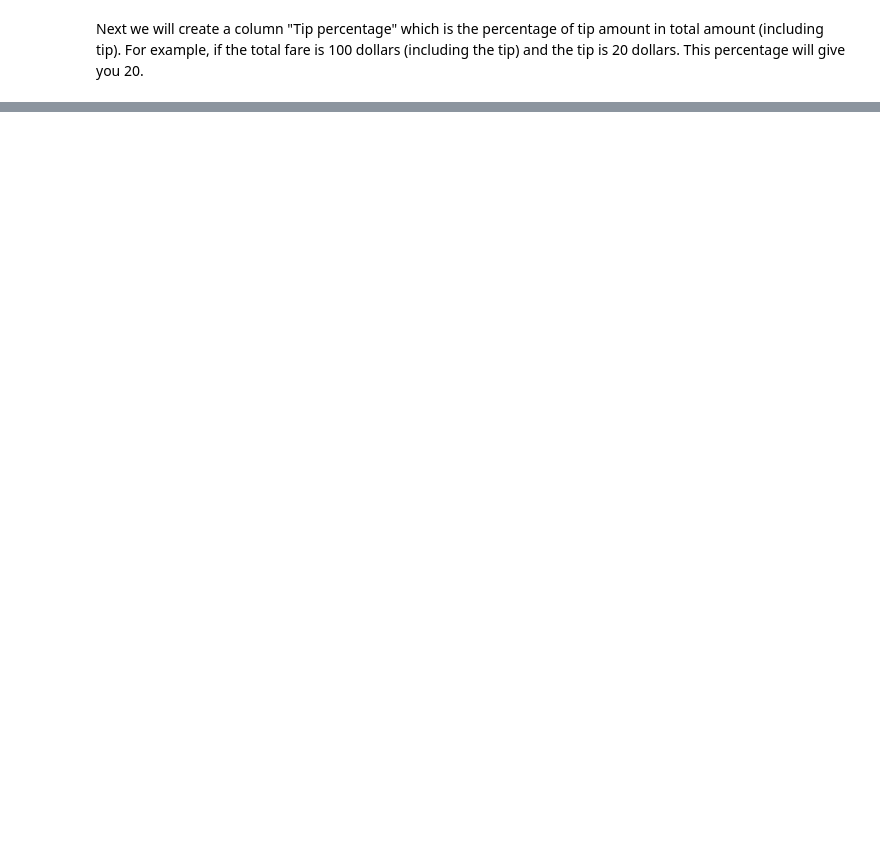
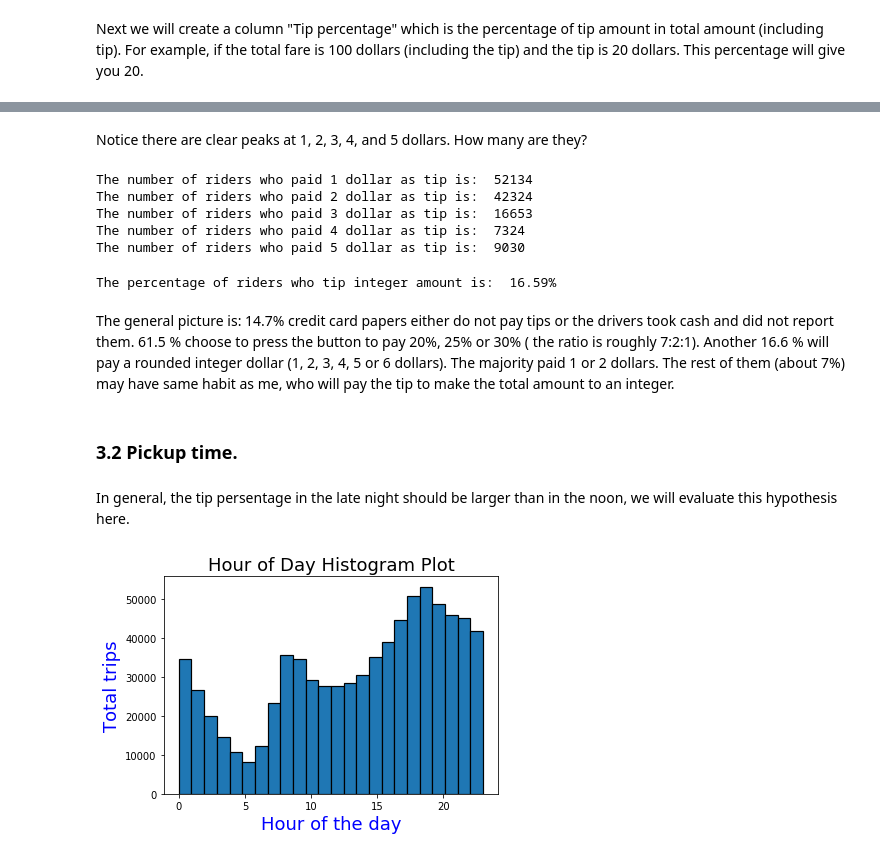
Before and after one commit to amartya21/codingrex.github.io, a Jupyter notebook: Final_Project.ipynb, the cells around one changed output, grey strips where cells are left out. Cells and saved outputs as stored; diff of their text form; code cells hidden in the pictures; blank space fills up the shorter version.

```diff
--- a/Final_Project.ipynb
+++ b/Final_Project.ipynb
@@ -616,0 +300,29 @@ Our hyphothesis on speed is based on the total traffic as each hour. We can plot
+# %% [markdown]
+Notice there are clear peaks at 1, 2, 3, 4, and 5 dollars. How many are they?
+# %%
+tip1 = df[df['Tip_amount'] == 1.0].shape[0]   # 1 dollar tip
+print ("The number of riders who paid 1 dollar as tip is: ", tip1)
+tip2 = df[df['Tip_amount'] == 2.0].shape[0]   # 2 dollar tip
+print ("The number of riders who paid 2 dollar as tip is: ", tip2)
+tip3 = df[df['Tip_amount'] == 3.0].shape[0]   # 3 dollar tip
+print ("The number of riders who paid 3 dollar as tip is: ", tip3)
+tip4 = df[df['Tip_amount'] == 4.0].shape[0]   # 4 dollar tip
+print ("The number of riders who paid 4 dollar as tip is: ", tip4)
+tip5 = df[df['Tip_amount'] == 5.0].shape[0]   # 5 dollar tip
+print ("The number of riders who paid 5 dollar as tip is: ", tip5)
+# %% [output]
+The number of riders who paid 1 dollar as tip is:  52134
+The number of riders who paid 2 dollar as tip is:  42324
+The number of riders who paid 3 dollar as tip is:  16653
+The number of riders who paid 4 dollar as tip is:  7324
+The number of riders who paid 5 dollar as tip is:  9030
+# %%
+print ("The percentage of riders who tip integer amount is: ","{0:.2f}%".format((tip1 + tip2 + tip3 + tip4 + tip5) /(df.shape[0] / 100.0)))
+# %% [output]
+The percentage of riders who tip integer amount is:  16.59%
+# %% [markdown]
+The general picture is: 14.7% credit card papers either do not pay tips or the drivers took cash and did not report them. 61.5 % choose to press the button to pay 20%, 25% or 30% ( the ratio is roughly 7:2:1). Another 16.6 % will pay a rounded integer dollar (1, 2, 3, 4, 5 or 6 dollars). The majority paid 1 or 2 dollars. The rest of them (about 7%) may have same habit as me, who will pay the tip to make the total amount to an integer.
+# %% [markdown]
+### 3.2 Pickup time.
+# %% [markdown]
+In general, the tip persentage in the late night should be larger than in the noon, we will evaluate this hypothesis here.
@@ -616,0 +333,9 @@ Our hyphothesis on speed is based on the total traffic as each hour. We can plot
+# %%
+plt.hist(df['hour'], bins = 24, edgecolor='black', linewidth=1.2)
+plt.xlabel('Hour of the day', fontsize = 18, color ="b")
+plt.ylabel('Total trips', fontsize = 18, color = "b")
+plt.title('Hour of Day Histogram Plot',fontsize =18)
+plt.savefig("figs/by_hour_trip_hist.png", dpi = 100)
+plt.show()
+# %% [output]
+[figure, added]
```
Also changed, not shown: parts of 134 cells of this notebook.
